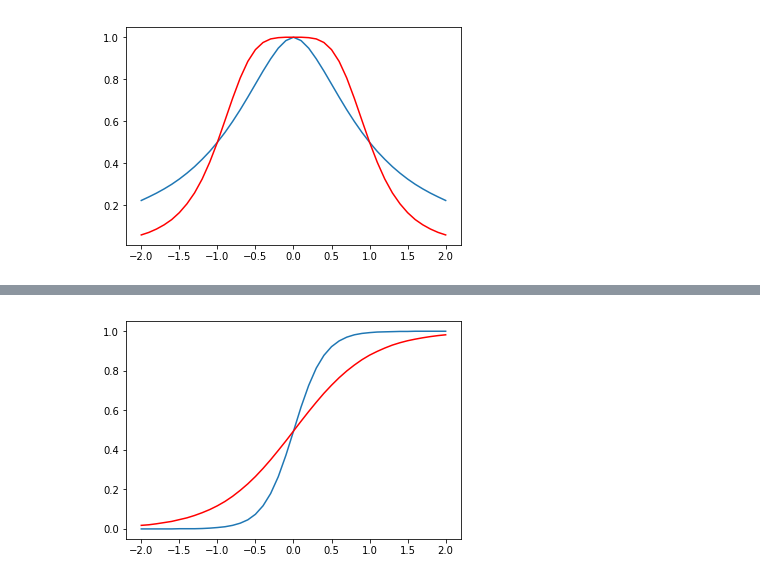
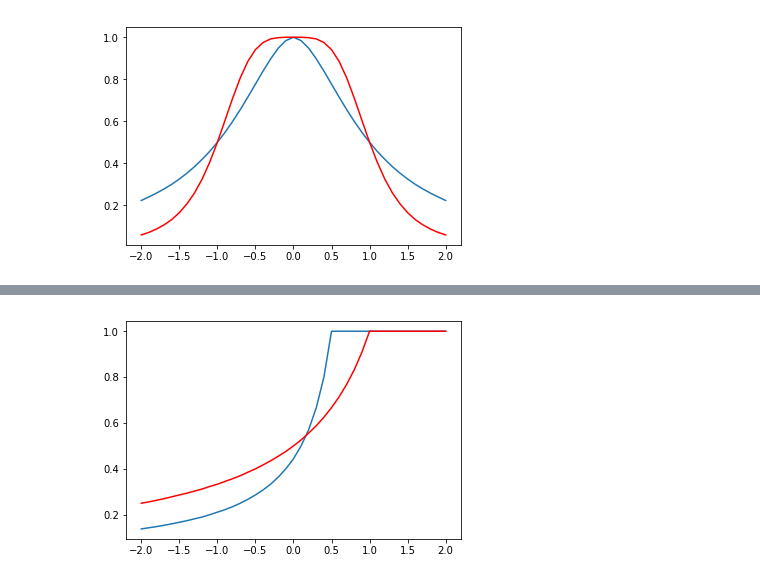
Before and after one commit to westonb7/BlendScripts, a Jupyter notebook: blendSample.ipynb, the cells around one changed output, grey strips where cells are left out. Cells and saved outputs as stored; diff of their text form; code cells hidden in the pictures.

```diff
--- a/blendSample.ipynb
+++ b/blendSample.ipynb
@@ -390,0 +507,31 @@ plt.show()
+# %%
+u = 0.35
+s = 1
+
+out = []
+i = np.linspace(-2,2,41)
+for x in range(len(i)):
+    b = blendCos(i[x], u)
+    out.append((round(i[x],3), round(b,3)))
+
+yCoord = []
+xCoord = []
+for i in range(len(out)):
+    xCoord.append(out[i][0])
+    yCoord.append(out[i][1])
+plt.plot(xCoord, yCoord)
+
+out = []
+i = np.linspace(-2,2,41)
+for x in range(len(i)):
+    b = blendCos(i[x], u=0.6)
+    out.append((round(i[x],3), round(b,3)))
+
+yCoord = []
+xCoord = []
+for i in range(len(out)):
+    xCoord.append(out[i][0])
+    yCoord.append(out[i][1])
+plt.plot(xCoord, yCoord, color='red')
+
+plt.show()
@@ -391,35 +540,33 @@ plt.show()
 # %%
-# Plot and display tests results of the blendSigmoid() funciton
-
-u = 0.005
-s = 5
+u = 0.1
+s = 0.5
 
 out = []
 i = np.linspace(-2,2,41)
 for x in range(len(i)):
-    b = blendSigmoid(i[x],u,s)
+    b = blendConcave(i[x], u, s)
     out.append((round(i[x],3), round(b,3)))
 
 yCoord = []
 xCoord = []
 for i in range(len(out)):
     xCoord.append(out[i][0])
     yCoord.append(out[i][1])
 plt.plot(xCoord, yCoord)
 
 out = []
 i = np.linspace(-2,2,41)
 for x in range(len(i)):
-    b = blendSigmoid(i[x])
+    b = blendConcave(i[x], 0)
     out.append((round(i[x],3), round(b,3)))
 
 yCoord = []
 xCoord = []
 for i in range(len(out)):
     xCoord.append(out[i][0])
     yCoord.append(out[i][1])
 plt.plot(xCoord, yCoord, color='red')
 
 plt.show()
 # %% [output]
-[figure, old version]
+[figure, new version]
```
Also changed, not shown: parts of 5 cells of this notebook.
